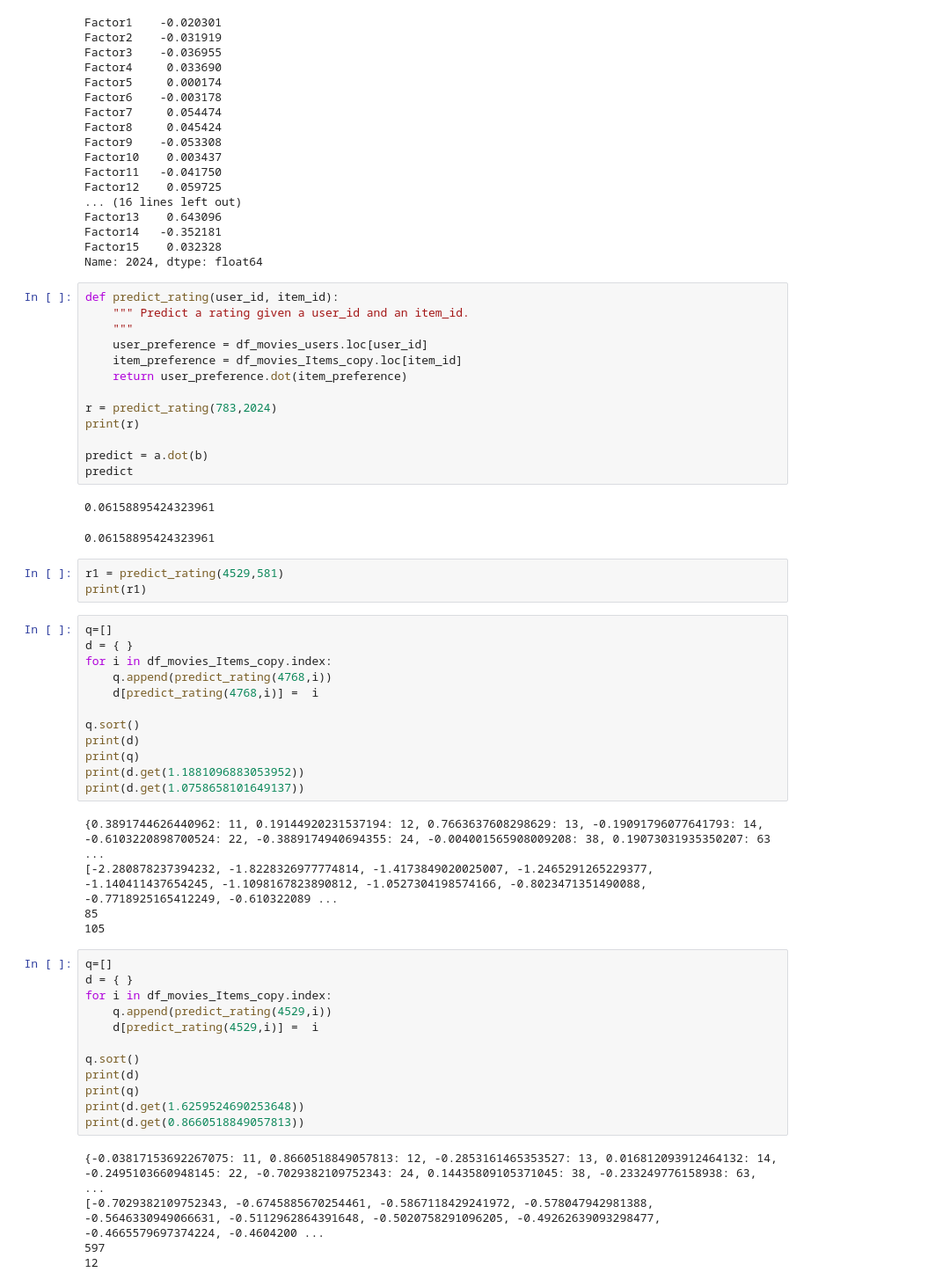
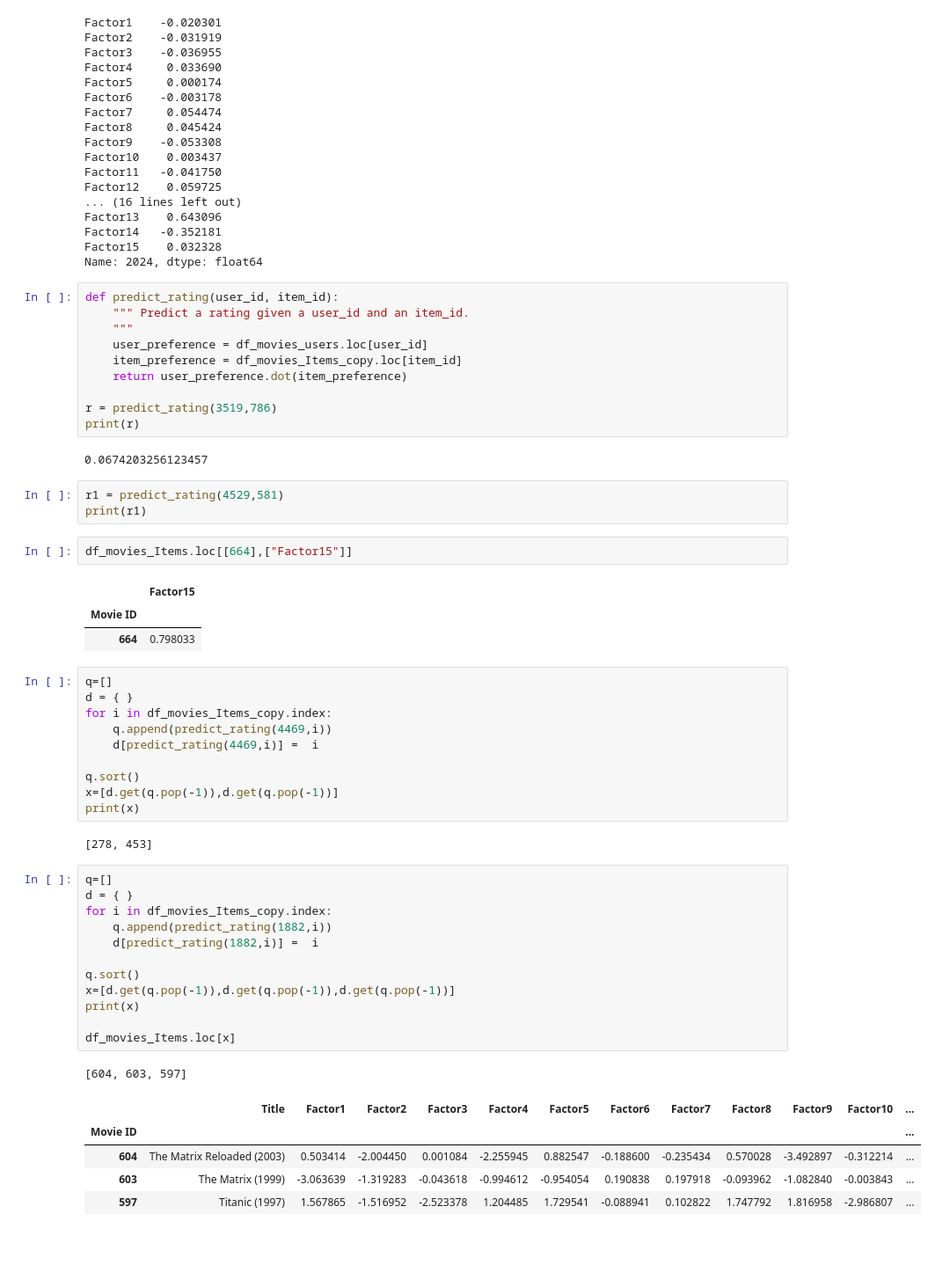
Before and after one commit to CesarRoldan99/CE888_CesarRoldan, a Jupyter notebook: LAB4/my_recommender.ipynb, the cells around one changed output. Shown at 88% size. Drawn from its saved outputs; the diff is of its cells as text; blank space fills up the shorter version.

```diff
--- a/LAB4/my_recommender.ipynb
+++ b/LAB4/my_recommender.ipynb
@@ -287,48 +286,47 @@ def predict_rating(user_id, item_id):
     item_preference = df_movies_Items_copy.loc[item_id]
     return user_preference.dot(item_preference)
 
-r = predict_rating(783,2024)
+r = predict_rating(3519,786)
 print(r)
-
-predict = a.dot(b)
-predict
 # %% [output]
-0.06158895424323961
+0.0674203256123457
-0.06158895424323961
 # %%
 r1 = predict_rating(4529,581)
 print(r1)
+# %%
+df_movies_Items.loc[[664],["Factor15"]]
+# %% [output]
+|  | Factor15 |
+| Movie ID |  |
+| 664 | 0.798033 |
 # %%
 q=[]
 d = { }
 for i in df_movies_Items_copy.index:
-    q.append(predict_rating(4768,i))
-    d[predict_rating(4768,i)] =  i
+    q.append(predict_rating(4469,i))
+    d[predict_rating(4469,i)] =  i
 
 q.sort()
-print(d)
-print(q)
-print(d.get(1.1881096883053952))
-print(d.get(1.0758658101649137))
+x=[d.get(q.pop(-1)),d.get(q.pop(-1))]
+print(x)
 # %% [output]
-{0.3891744626440962: 11, 0.19144920231537194: 12, 0.7663637608298629: 13, -0.19091796077641793: 14, -0.6103220898700524: 22, -0.3889174940694355: 24, -0.004001565908009208: 38, 0.19073031935350207: 63 ...
-[-2.280878237394232, -1.8228326977774814, -1.4173849020025007, -1.2465291265229377, -1.140411437654245, -1.1098167823890812, -1.0527304198574166, -0.8023471351490088, -0.7718925165412249, -0.610322089 ...
-85
-105
+[278, 453]
 # %%
 q=[]
 d = { }
 for i in df_movies_Items_copy.index:
-    q.append(predict_rating(4529,i))
-    d[predict_rating(4529,i)] =  i
+    q.append(predict_rating(1882,i))
+    d[predict_rating(1882,i)] =  i
 
 q.sort()
-print(d)
-print(q)
-print(d.get(1.6259524690253648))
-print(d.get(0.8660518849057813))
+x=[d.get(q.pop(-1)),d.get(q.pop(-1)),d.get(q.pop(-1))]
+print(x)
+
+df_movies_Items.loc[x]
 # %% [output]
-{-0.03817153692267075: 11, 0.8660518849057813: 12, -0.2853161465353527: 13, 0.016812093912464132: 14, -0.2495103660948145: 22, -0.7029382109752343: 24, 0.14435809105371045: 38, -0.233249776158938: 63, ...
-[-0.7029382109752343, -0.6745885670254461, -0.5867118429241972, -0.578047942981388, -0.5646330949066631, -0.5112962864391648, -0.5020758291096205, -0.49262639093298477, -0.4665579697374224, -0.4604200 ...
-597
-12
+[604, 603, 597]
+|  | Title | Factor1 | Factor2 | Factor3 | Factor4 | Factor5 | Factor6 | Factor7 | Factor8 | Factor9 | Factor10 | ... |
+| Movie ID |  |  |  |  |  |  |  |  |  |  |  | ... |
+| 604 | The Matrix Reloaded (2003) | 0.503414 | -2.004450 | 0.001084 | -2.255945 | 0.882547 | -0.188600 | -0.235434 | 0.570028 | -3.492897 | -0.312214 | ... |
+| 603 | The Matrix (1999) | -3.063639 | -1.319283 | -0.043618 | -0.994612 | -0.954054 | 0.190838 | 0.197918 | -0.093962 | -1.082840 | -0.003843 | ... |
+| 597 | Titanic (1997) | 1.567865 | -1.516952 | -2.523378 | 1.204485 | 1.729541 | -0.088941 | 0.102822 | 1.747792 | 1.816958 | -2.986807 | ... |
```
Also changed, not shown: parts of 2 cells of this notebook.
